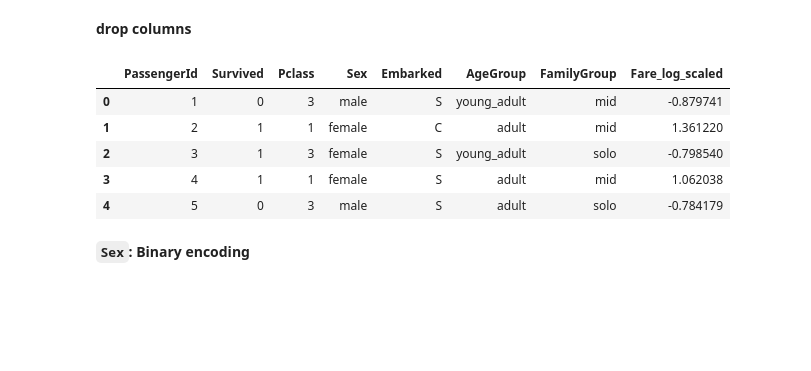
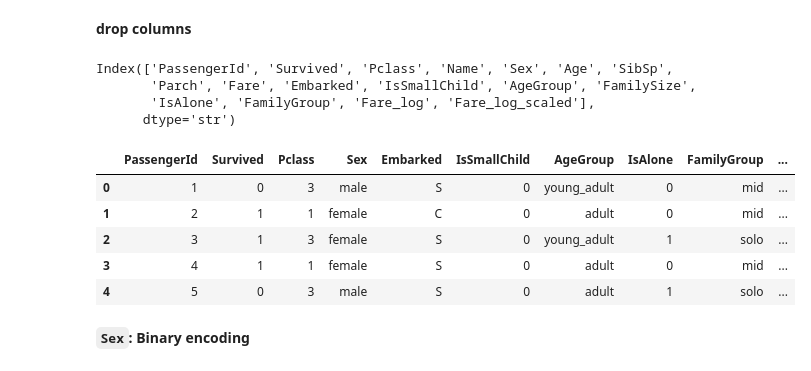
Before and after one commit to helben2002/TitanicCapstoneProject, a Jupyter notebook: ml/notebooks/ayda.ipynb, the cells around one changed output. Saved outputs shown, nothing was run; the diff lists cells and outputs as text; code cells hidden in the pictures; blank space fills up the shorter version.

```diff
--- a/ml/notebooks/ayda.ipynb
+++ b/ml/notebooks/ayda.ipynb
@@ -226,0 +245,4 @@ df.head()
+# %%
+df["IsSmallChild"] = (df["Age"] < 6).astype(int)
+
+count_rate_df(df, "IsSmallChild")
@@ -451,17 +453,35 @@ plt.show()
 ## new_df
 # %% [markdown]
 **drop columns**
+# %%
+df.columns
+# %% [output]
+Index(['PassengerId', 'Survived', 'Pclass', 'Name', 'Sex', 'Age', 'SibSp',
+       'Parch', 'Fare', 'Embarked', 'IsSmallChild', 'AgeGroup', 'FamilySize',
+       'IsAlone', 'FamilyGroup', 'Fare_log', 'Fare_log_scaled'],
+      dtype='str')
 # %%
-cols_to_drop = ["Name", "FamilySize", "IsAlone", "Age", "SibSp", "Parch", "Fare", "Fare_log"]
-new_df = df.copy().drop(columns=cols_to_drop)
+cols_to_use = [
+    "PassengerId",
+    "Survived",
+    "Pclass",
+    "Sex",
+    "Embarked",
+    "IsSmallChild",
+    "AgeGroup",
+    "IsAlone",
+    "FamilyGroup",
+    "Fare_log_scaled",
+]
+new_df = df[cols_to_use].copy()
 new_df.head()
 # %% [output]
-|  | PassengerId | Survived | Pclass | Sex | Embarked | AgeGroup | FamilyGroup | Fare_log_scaled |
-| 0 | 1 | 0 | 3 | male | S | young_adult | mid | -0.879741 |
-| 1 | 2 | 1 | 1 | female | C | adult | mid | 1.361220 |
-| 2 | 3 | 1 | 3 | female | S | young_adult | solo | -0.798540 |
-| 3 | 4 | 1 | 1 | female | S | adult | mid | 1.062038 |
-| 4 | 5 | 0 | 3 | male | S | adult | solo | -0.784179 |
+|  | PassengerId | Survived | Pclass | Sex | Embarked | IsSmallChild | AgeGroup | IsAlone | FamilyGroup | ... |
+| 0 | 1 | 0 | 3 | male | S | 0 | young_adult | 0 | mid | ... |
+| 1 | 2 | 1 | 1 | female | C | 0 | adult | 0 | mid | ... |
+| 2 | 3 | 1 | 3 | female | S | 0 | young_adult | 1 | solo | ... |
+| 3 | 4 | 1 | 1 | female | S | 0 | adult | 0 | mid | ... |
+| 4 | 5 | 0 | 3 | male | S | 0 | adult | 1 | solo | ... |
 # %% [markdown]
 **`Sex`: Binary encoding**
 # %%
```
Also changed, not shown: parts of 22 cells of this notebook.
